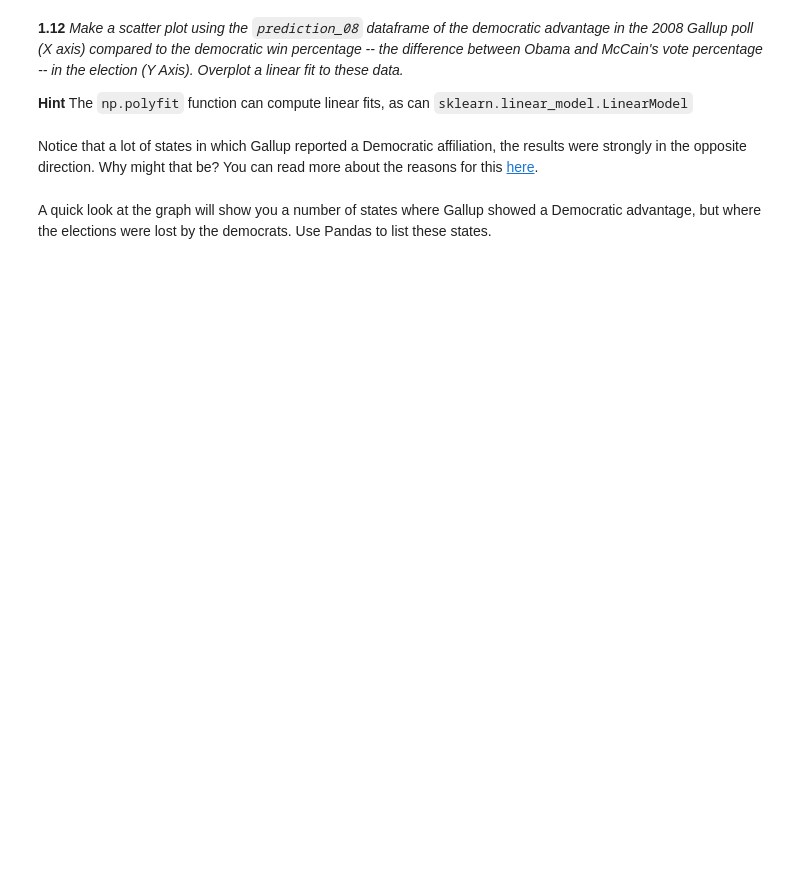
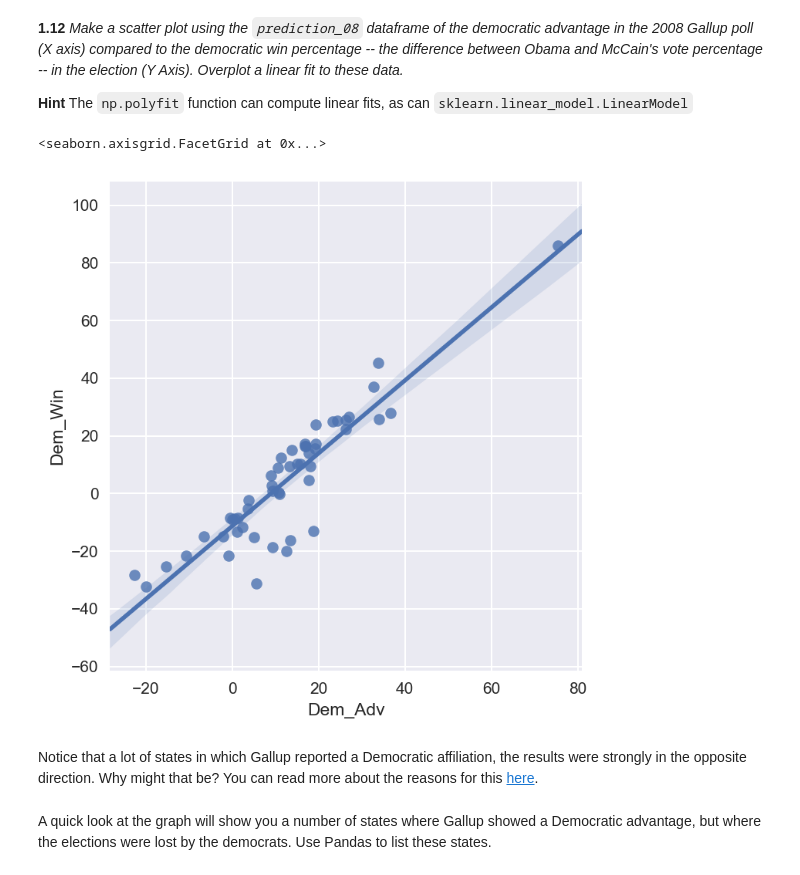
Before and after one commit to dashster18/content, a Jupyter notebook: HW2.ipynb, the cells around one changed output. Saved outputs shown, nothing was run; the diff lists cells and outputs as text; code cells hidden in the pictures; blank space fills up the shorter version.

```diff
--- a/HW2.ipynb
+++ b/HW2.ipynb
@@ -609,3 +650,11 @@ The `np.polyfit` function can compute linear fits, as can `sklearn.linear_model.
+# %%
+#your code here
+import seaborn as sns
+
+sns.lmplot('Dem_Adv', 'Dem_Win', data=prediction_08)
+# %% [output]
+<seaborn.axisgrid.FacetGrid at 0x...>
+[figure, added]
 # %% [markdown]
 Notice that a lot of states in which Gallup reported a Democratic affiliation, the results were strongly in the opposite direction. Why might that be? You can read more about the reasons for this [here](http://www.gallup.com/poll/114016/state-states-political-party-affiliation.aspx#1).
 # %% [markdown]
```
Also changed, not shown: parts of 21 cells of this notebook.
